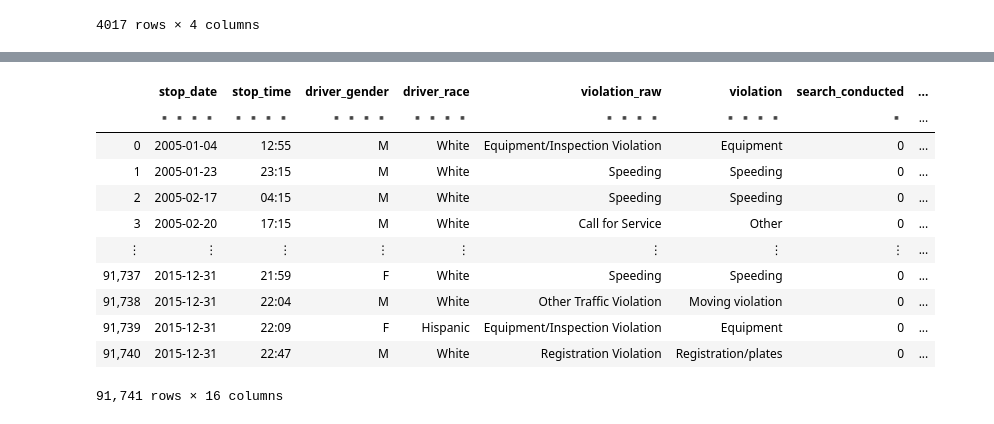
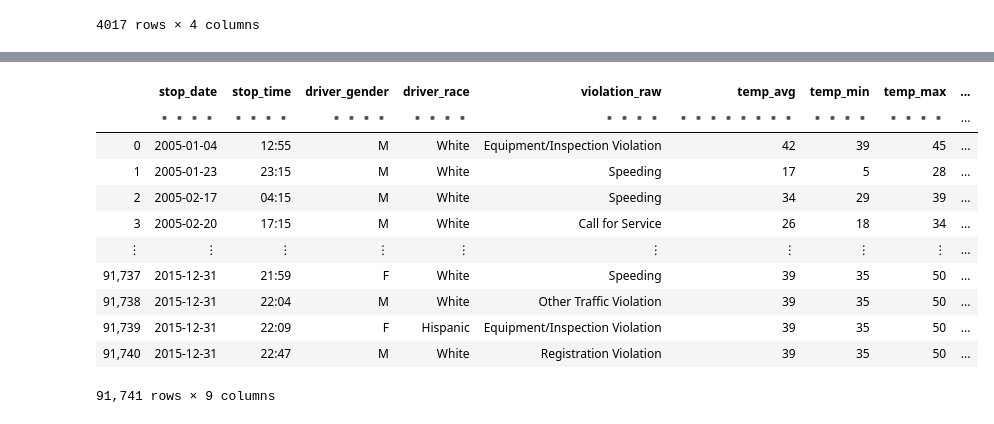
Before and after one commit to myamullaciencia/datatable_cook_book, a Jupyter notebook: _build/jupyter_execute/py_dt_policia.ipynb, the cells around one changed output, grey strips where cells are left out. Drawn from its saved outputs; the diff is of its cells as text; code cells hidden in the pictures.

```diff
--- a/_build/jupyter_execute/py_dt_policia.ipynb
+++ b/_build/jupyter_execute/py_dt_policia.ipynb
@@ -442,2 +443,3 @@ weather_temp_1[:,update(tot_cond=dt.rowsum(f[1:]))]
 # %%
-weather_temp_2 = weather_temp_1[:,[f[0],f[-1]]]
+# select few columms
+weather_temp_1= weather_temp[:,[f[0],f[-1]]]
@@ -459 +446,7 @@ weather_temp_2
+# %%
+# renaming dataframe column
+weather_temp_1.names = {'DATE':'stop_date'}
+# %%
+# apply a key
+weather_temp_1.key="stop_date"
 # %%
@@ -463,18 +459,22 @@ alt.Chart(weather_temp_2.to_pandas()).mark_bar().encode(
 )
 # %% [output]
 [interactive output not drawn]
-# %%
-policia_tidy_dt_v3
-# %% [output]
-|  | stop_date | stop_time | driver_gender | driver_race | violation_raw | violation | search_conducted | ... |
-|  | ▪▪▪▪ | ▪▪▪▪ | ▪▪▪▪ | ▪▪▪▪ | ▪▪▪▪ | ▪▪▪▪ | ▪ | ... |
-| 0 | 2005-01-04 | 12:55 | M | White | Equipment/Inspection Violation | Equipment | 0 | ... |
-| 1 | 2005-01-23 | 23:15 | M | White | Speeding | Speeding | 0 | ... |
-| 2 | 2005-02-17 | 04:15 | M | White | Speeding | Speeding | 0 | ... |
-| 3 | 2005-02-20 | 17:15 | M | White | Call for Service | Other | 0 | ... |
-| ⋮ | ⋮ | ⋮ | ⋮ | ⋮ | ⋮ | ⋮ | ⋮ | ... |
-| 91,737 | 2015-12-31 | 21:59 | F | White | Speeding | Speeding | 0 | ... |
-| 91,738 | 2015-12-31 | 22:04 | M | White | Other Traffic Violation | Moving violation | 0 | ... |
-| 91,739 | 2015-12-31 | 22:09 | F | Hispanic | Equipment/Inspection Violation | Equipment | 0 | ... |
-| 91,740 | 2015-12-31 | 22:47 | M | White | Registration Violation | Registration/plates | 0 | ... |
-91,741 rows × 16 columns
+# %%
+# Joining two dataframes
+policia_tidy_dt_v4 = policia_tidy_dt_v3[:,:,join(weather_temp_1)]
+# %%
+# selecting first 5 and last 4 columns
+policia_tidy_dt_v4[:,[f[:5],f[-4:]]]
+# %% [output]
+|  | stop_date | stop_time | driver_gender | driver_race | violation_raw | temp_avg | temp_min | temp_max | ... |
+|  | ▪▪▪▪ | ▪▪▪▪ | ▪▪▪▪ | ▪▪▪▪ | ▪▪▪▪ | ▪▪▪▪▪▪▪▪ | ▪▪▪▪ | ▪▪▪▪ | ... |
+| 0 | 2005-01-04 | 12:55 | M | White | Equipment/Inspection Violation | 42 | 39 | 45 | ... |
+| 1 | 2005-01-23 | 23:15 | M | White | Speeding | 17 | 5 | 28 | ... |
+| 2 | 2005-02-17 | 04:15 | M | White | Speeding | 34 | 29 | 39 | ... |
+| 3 | 2005-02-20 | 17:15 | M | White | Call for Service | 26 | 18 | 34 | ... |
+| ⋮ | ⋮ | ⋮ | ⋮ | ⋮ | ⋮ | ⋮ | ⋮ | ⋮ | ... |
+| 91,737 | 2015-12-31 | 21:59 | F | White | Speeding | 39 | 35 | 50 | ... |
+| 91,738 | 2015-12-31 | 22:04 | M | White | Other Traffic Violation | 39 | 35 | 50 | ... |
+| 91,739 | 2015-12-31 | 22:09 | F | Hispanic | Equipment/Inspection Violation | 39 | 35 | 50 | ... |
+| 91,740 | 2015-12-31 | 22:47 | M | White | Registration Violation | 39 | 35 | 50 | ... |
+91,741 rows × 9 columns
```
Also changed, not shown: parts of 26 cells of this notebook, 18 other files.
